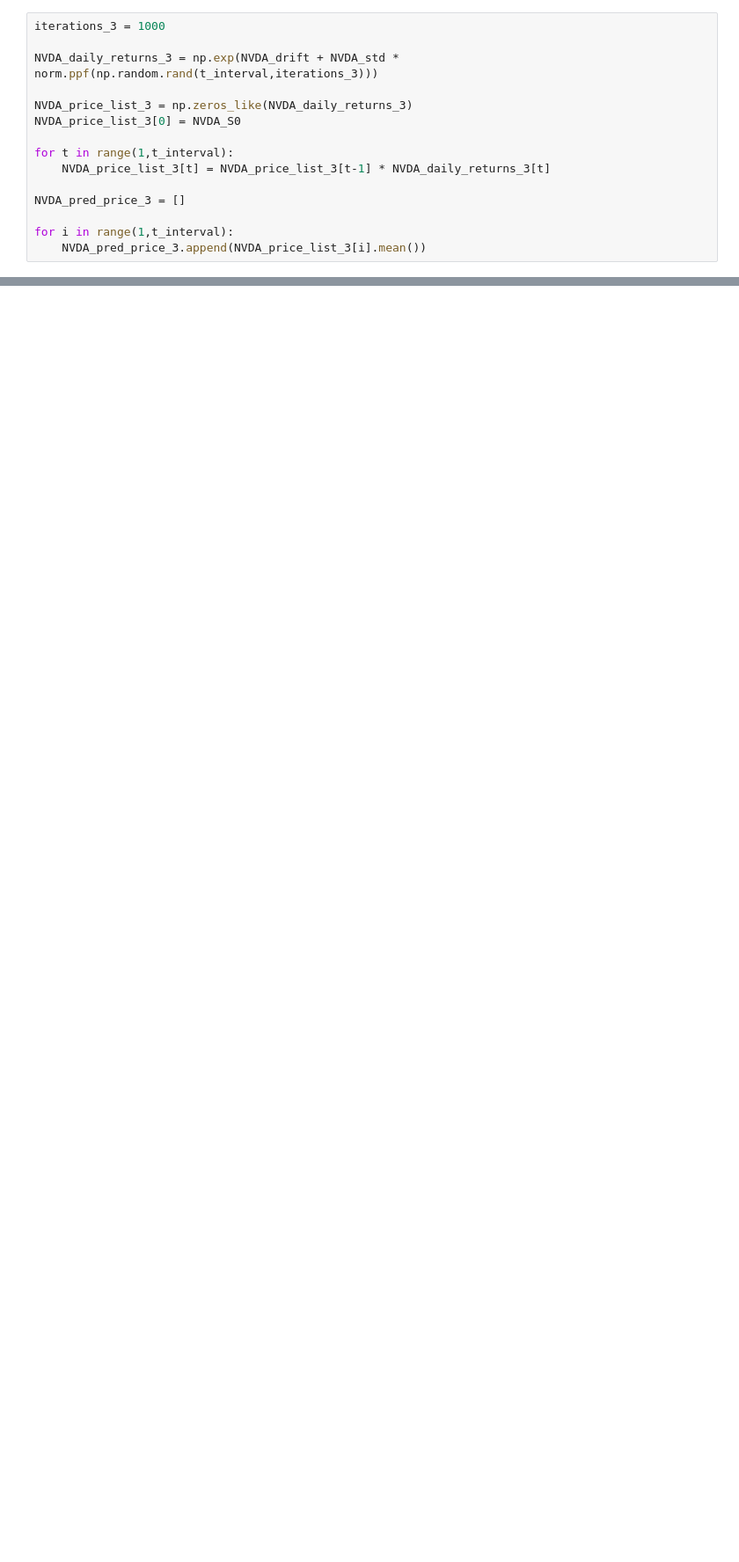
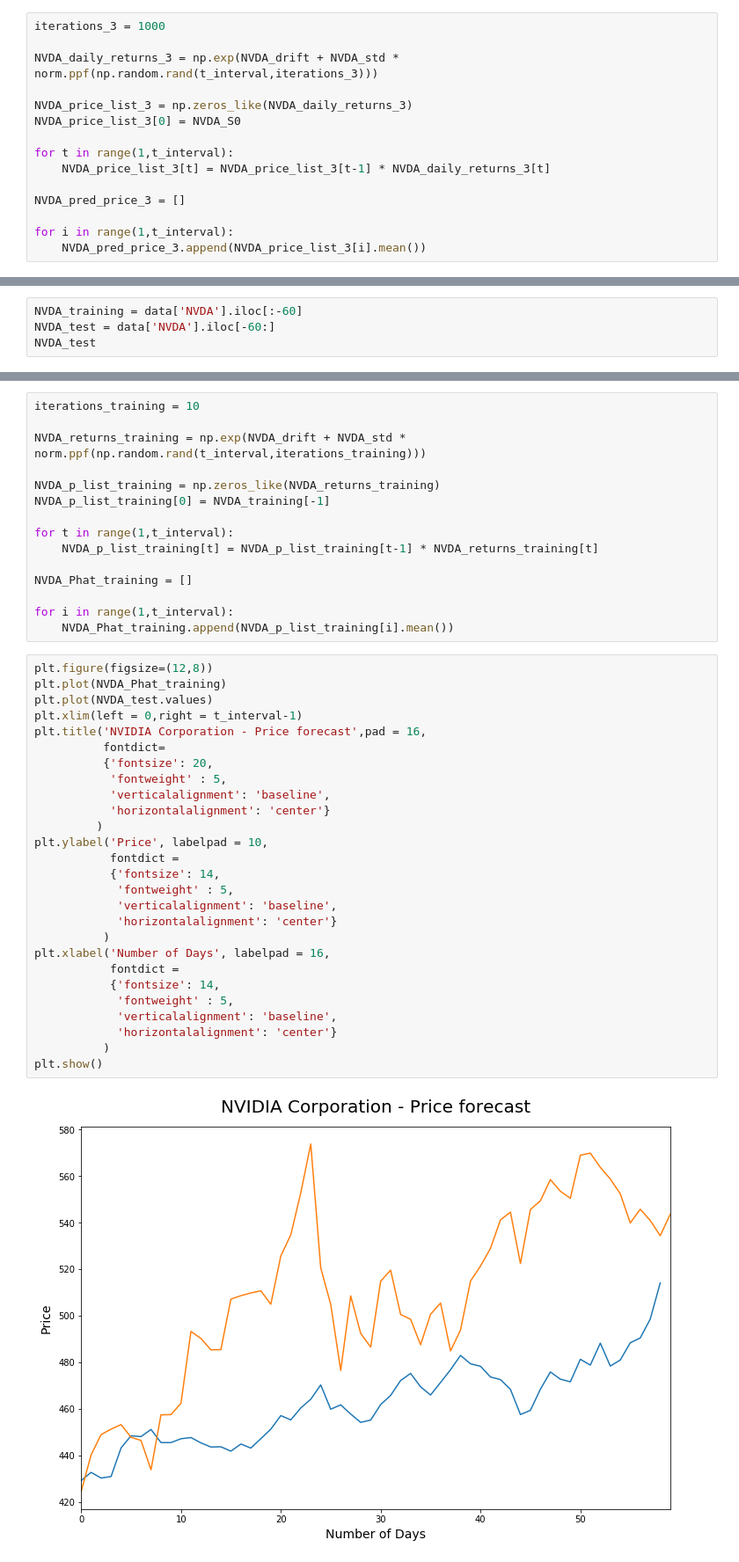
Before and after one commit to mauedu93/Stock_forecast_BM, a Jupyter notebook: Stock price forecast.ipynb, the cells around one changed output, grey strips where cells are left out. Shown at 88% size. Drawn from its saved outputs; the diff is of its cells as text; blank space fills up the shorter version.

```diff
--- a/Stock price forecast.ipynb
+++ b/Stock price forecast.ipynb
@@ -487,0 +494,4 @@ plt.show()
+# %%
+NVDA_training = data['NVDA'].iloc[:-60]
+NVDA_test = data['NVDA'].iloc[-60:]
+NVDA_test
@@ -487,0 +516,44 @@ plt.show()
+# %%
+iterations_training = 10
+
+NVDA_returns_training = np.exp(NVDA_drift + NVDA_std * norm.ppf(np.random.rand(t_interval,iterations_training)))
+
+NVDA_p_list_training = np.zeros_like(NVDA_returns_training)
+NVDA_p_list_training[0] = NVDA_training[-1]
+
+for t in range(1,t_interval):
+    NVDA_p_list_training[t] = NVDA_p_list_training[t-1] * NVDA_returns_training[t]
+
+NVDA_Phat_training = []
+
+for i in range(1,t_interval):
+    NVDA_Phat_training.append(NVDA_p_list_training[i].mean())
+# %%
+plt.figure(figsize=(12,8))
+plt.plot(NVDA_Phat_training)
+plt.plot(NVDA_test.values)
+plt.xlim(left = 0,right = t_interval-1)
+plt.title('NVIDIA Corporation - Price forecast',pad = 16,
+          fontdict=
+          {'fontsize': 20,
+           'fontweight' : 5,
+           'verticalalignment': 'baseline',
+           'horizontalalignment': 'center'}
+         )
+plt.ylabel('Price', labelpad = 10,
+           fontdict =
+           {'fontsize': 14,
+            'fontweight' : 5,
+            'verticalalignment': 'baseline',
+            'horizontalalignment': 'center'}
+          )
+plt.xlabel('Number of Days', labelpad = 16,
+           fontdict =
+           {'fontsize': 14,
+            'fontweight' : 5,
+            'verticalalignment': 'baseline',
+            'horizontalalignment': 'center'}
+          )
+plt.show()
+# %% [output]
+[figure, added]
```
Also changed, not shown: parts of 25 cells of this notebook.
